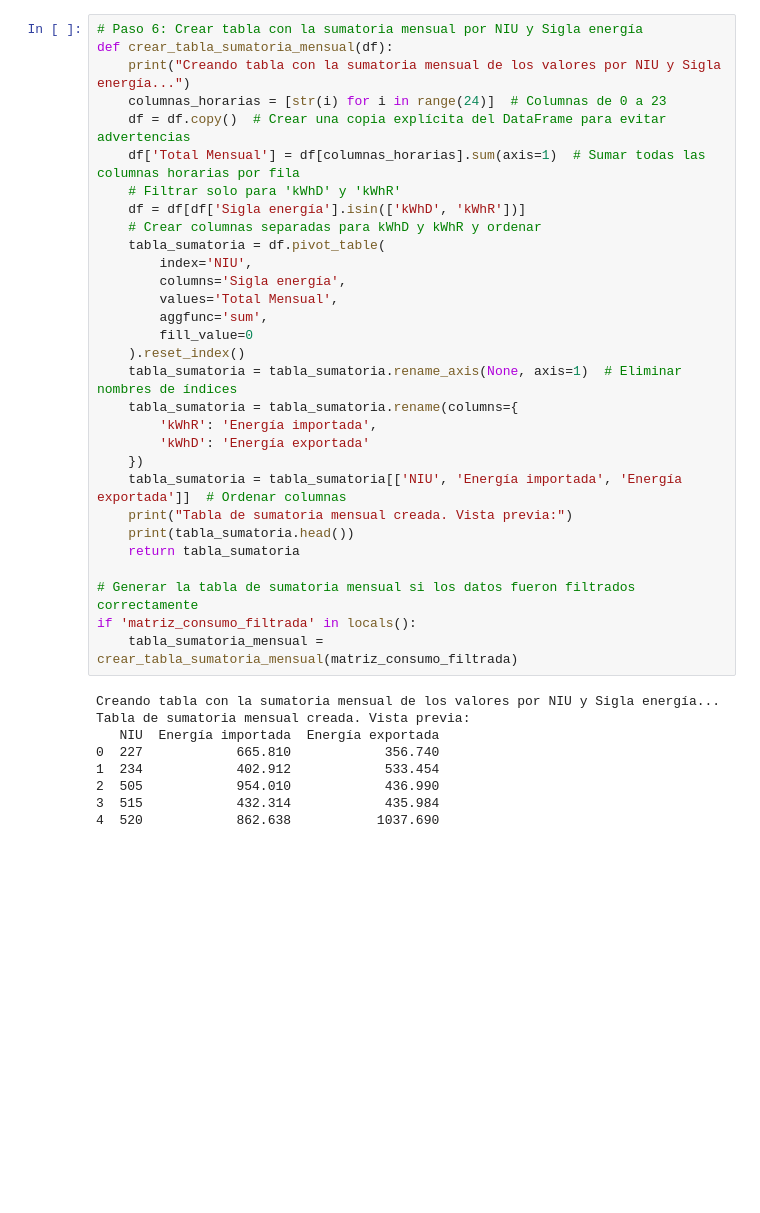
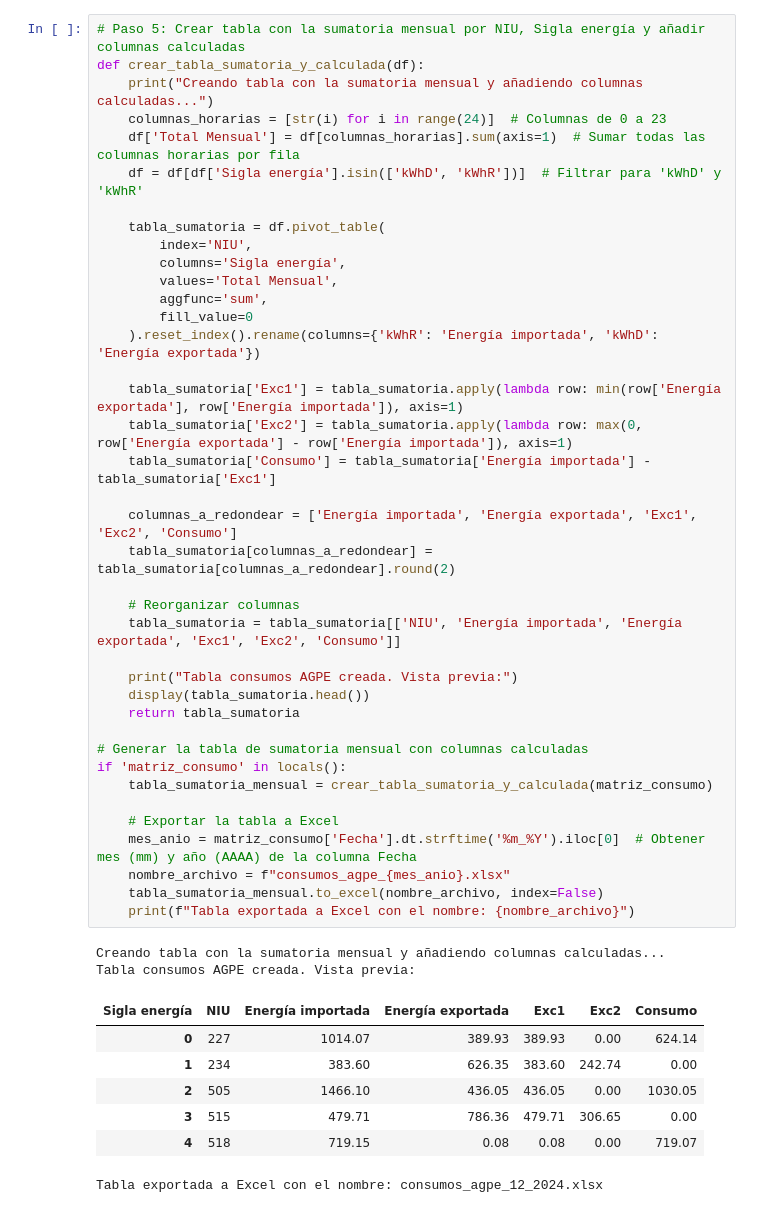
Before and after one commit to andresbadillo/LiquidacionAGPE, a Jupyter notebook: LiquidacionAGPE.ipynb, the cells around one changed output. Cells and saved outputs as stored; diff of their text form; blank space fills up the shorter version.

```diff
--- a/LiquidacionAGPE.ipynb
+++ b/LiquidacionAGPE.ipynb
@@ -88,39 +64,49 @@ En este paso generamos una tabla de la sumatoria de energía por NIU y energía
 # %%
-# Paso 6: Crear tabla con la sumatoria mensual por NIU y Sigla energía
-def crear_tabla_sumatoria_mensual(df):
-    print("Creando tabla con la sumatoria mensual de los valores por NIU y Sigla energía...")
+# Paso 5: Crear tabla con la sumatoria mensual por NIU, Sigla energía y añadir columnas calculadas
+def crear_tabla_sumatoria_y_calculada(df):
+    print("Creando tabla con la sumatoria mensual y añadiendo columnas calculadas...")
     columnas_horarias = [str(i) for i in range(24)]  # Columnas de 0 a 23
-    df = df.copy()  # Crear una copia explícita del DataFrame para evitar advertencias
     df['Total Mensual'] = df[columnas_horarias].sum(axis=1)  # Sumar todas las columnas horarias por fila
-    # Filtrar solo para 'kWhD' y 'kWhR'
-    df = df[df['Sigla energía'].isin(['kWhD', 'kWhR'])]
-    # Crear columnas separadas para kWhD y kWhR y ordenar
+    df = df[df['Sigla energía'].isin(['kWhD', 'kWhR'])]  # Filtrar para 'kWhD' y 'kWhR'
+
     tabla_sumatoria = df.pivot_table(
         index='NIU',
         columns='Sigla energía',
         values='Total Mensual',
         aggfunc='sum',
         fill_value=0
-    ).reset_index()
-    tabla_sumatoria = tabla_sumatoria.rename_axis(None, axis=1)  # Eliminar nombres de índices
-    tabla_sumatoria = tabla_sumatoria.rename(columns={
-        'kWhR': 'Energía importada',
-        'kWhD': 'Energía exportada'
-    })
-    tabla_sumatoria = tabla_sumatoria[['NIU', 'Energía importada', 'Energía exportada']]  # Ordenar columnas
-    print("Tabla de sumatoria mensual creada. Vista previa:")
-    print(tabla_sumatoria.head())
+    ).reset_index().rename(columns={'kWhR': 'Energía importada', 'kWhD': 'Energía exportada'})
+
+    tabla_sumatoria['Exc1'] = tabla_sumatoria.apply(lambda row: min(row['Energía exportada'], row['Energía importada']), axis=1)
+    tabla_sumatoria['Exc2'] = tabla_sumatoria.apply(lambda row: max(0, row['Energía exportada'] - row['Energía importada']), axis=1)
+    tabla_sumatoria['Consumo'] = tabla_sumatoria['Energía importada'] - tabla_sumatoria['Exc1']
+
+    columnas_a_redondear = ['Energía importada', 'Energía exportada', 'Exc1', 'Exc2', 'Consumo']
+    tabla_sumatoria[columnas_a_redondear] = tabla_sumatoria[columnas_a_redondear].round(2)
+
+    # Reorganizar columnas
+    tabla_sumatoria = tabla_sumatoria[['NIU', 'Energía importada', 'Energía exportada', 'Exc1', 'Exc2', 'Consumo']]
+
+    print("Tabla consumos AGPE creada. Vista previa:")
+    display(tabla_sumatoria.head())
     return tabla_sumatoria
 
-# Generar la tabla de sumatoria mensual si los datos fueron filtrados correctamente
-if 'matriz_consumo_filtrada' in locals():
-    tabla_sumatoria_mensual = crear_tabla_sumatoria_mensual(matriz_consumo_filtrada)
+# Generar la tabla de sumatoria mensual con columnas calculadas
+if 'matriz_consumo' in locals():
+    tabla_sumatoria_mensual = crear_tabla_sumatoria_y_calculada(matriz_consumo)
+
+    # Exportar la tabla a Excel
+    mes_anio = matriz_consumo['Fecha'].dt.strftime('%m_%Y').iloc[0]  # Obtener mes (mm) y año (AAAA) de la columna Fecha
+    nombre_archivo = f"consumos_agpe_{mes_anio}.xlsx"
+    tabla_sumatoria_mensual.to_excel(nombre_archivo, index=False)
+    print(f"Tabla exportada a Excel con el nombre: {nombre_archivo}")
 # %% [output]
-Creando tabla con la sumatoria mensual de los valores por NIU y Sigla energía...
-Tabla de sumatoria mensual creada. Vista previa:
-   NIU  Energía importada  Energía exportada
-0  227            665.810            356.740
-1  234            402.912            533.454
-2  505            954.010            436.990
-3  515            432.314            435.984
-4  520            862.638           1037.690
+Creando tabla con la sumatoria mensual y añadiendo columnas calculadas...
+Tabla consumos AGPE creada. Vista previa:
+| Sigla energía | NIU | Energía importada | Energía exportada | Exc1 | Exc2 | Consumo |
+| 0 | 227 | 1014.07 | 389.93 | 389.93 | 0.00 | 624.14 |
+| 1 | 234 | 383.60 | 626.35 | 383.60 | 242.74 | 0.00 |
+| 2 | 505 | 1466.10 | 436.05 | 436.05 | 0.00 | 1030.05 |
+| 3 | 515 | 479.71 | 786.36 | 479.71 | 306.65 | 0.00 |
+| 4 | 518 | 719.15 | 0.08 | 0.08 | 0.00 | 719.07 |
+Tabla exportada a Excel con el nombre: consumos_agpe_12_2024.xlsx
```
Also changed, not shown: parts of 12 cells of this notebook.
